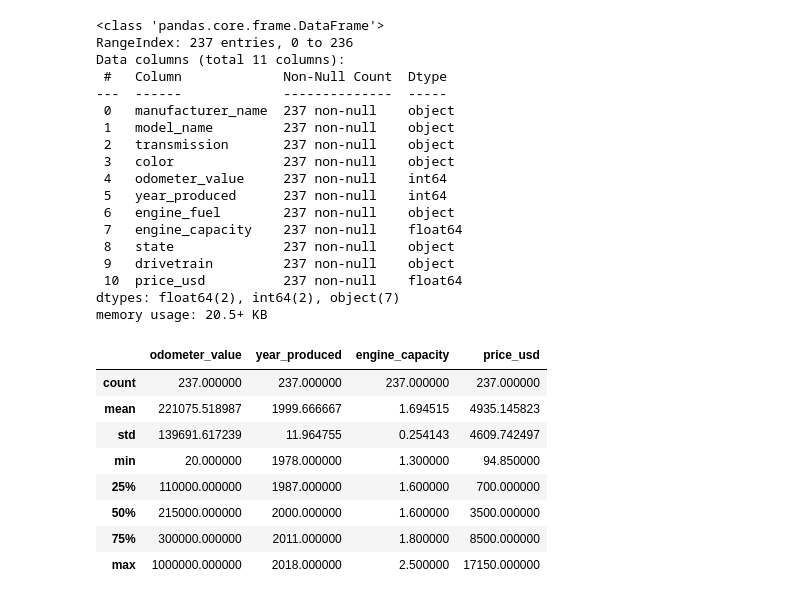
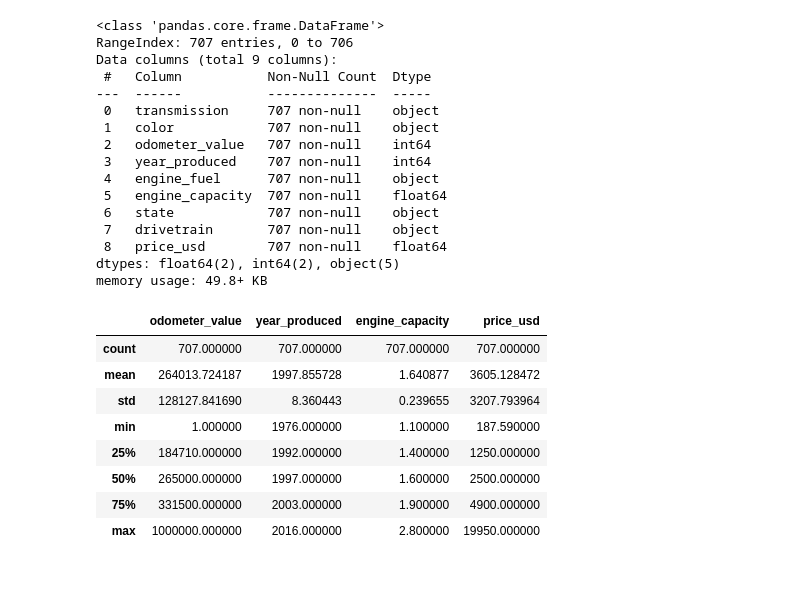
Before and after one commit to grtfreitas/PredictiveModelingRegression, a Jupyter notebook: PredictiveModelingRegression.ipynb, the cells around one changed output. Drawn from its saved outputs; the diff is of its cells as text; code cells hidden in the pictures.

```diff
--- a/PredictiveModelingRegression.ipynb
+++ b/PredictiveModelingRegression.ipynb
@@ -16,2 +15,2 @@ def SelectModel(pathfile,modelname):
 # %%
-SelectModel('/home/gfreitas/Downloads/ModeloPreditivoCarrosUsados/cars.csv','Golf')
+cardf = SelectModel('C:/Users/Gfreitas/Downloads/ModeloPreditivoCarrosUsados/cars.csv','Golf')
@@ -32,33 +17,31 @@ SelectModel('/home/gfreitas/Downloads/ModeloPreditivoCarrosUsados/cars.csv','Gol
 # %%
-vwjetta_df.info()
+cardf.info()
 # %% [output]
 <class 'pandas.core.frame.DataFrame'>
-RangeIndex: 237 entries, 0 to 236
-Data columns (total 11 columns):
- #   Column             Non-Null Count  Dtype
----  ------             --------------  -----
- 0   manufacturer_name  237 non-null    object
- 1   model_name         237 non-null    object
- 2   transmission       237 non-null    object
- 3   color              237 non-null    object
- 4   odometer_value     237 non-null    int64
- 5   year_produced      237 non-null    int64
- 6   engine_fuel        237 non-null    object
- 7   engine_capacity    237 non-null    float64
- 8   state              237 non-null    object
- 9   drivetrain         237 non-null    object
- 10  price_usd          237 non-null    float64
-dtypes: float64(2), int64(2), object(7)
-memory usage: 20.5+ KB
+RangeIndex: 707 entries, 0 to 706
+Data columns (total 9 columns):
+ #   Column           Non-Null Count  Dtype
+---  ------           --------------  -----
+ 0   transmission     707 non-null    object
+ 1   color            707 non-null    object
+ 2   odometer_value   707 non-null    int64
+ 3   year_produced    707 non-null    int64
+ 4   engine_fuel      707 non-null    object
+ 5   engine_capacity  707 non-null    float64
+ 6   state            707 non-null    object
+ 7   drivetrain       707 non-null    object
+ 8   price_usd        707 non-null    float64
+dtypes: float64(2), int64(2), object(5)
+memory usage: 49.8+ KB
 # %%
-vwjetta_df.describe()
+cardf.describe()
 # %% [output]
 |  | odometer_value | year_produced | engine_capacity | price_usd |
-| count | 237.000000 | 237.000000 | 237.000000 | 237.000000 |
-| mean | 221075.518987 | 1999.666667 | 1.694515 | 4935.145823 |
-| std | 139691.617239 | 11.964755 | 0.254143 | 4609.742497 |
-| min | 20.000000 | 1978.000000 | 1.300000 | 94.850000 |
-| 25% | 110000.000000 | 1987.000000 | 1.600000 | 700.000000 |
-| 50% | 215000.000000 | 2000.000000 | 1.600000 | 3500.000000 |
-| 75% | 300000.000000 | 2011.000000 | 1.800000 | 8500.000000 |
-| max | 1000000.000000 | 2018.000000 | 2.500000 | 17150.000000 |
+| count | 707.000000 | 707.000000 | 707.000000 | 707.000000 |
+| mean | 264013.724187 | 1997.855728 | 1.640877 | 3605.128472 |
+| std | 128127.841690 | 8.360443 | 0.239655 | 3207.793964 |
+| min | 1.000000 | 1976.000000 | 1.100000 | 187.590000 |
+| 25% | 184710.000000 | 1992.000000 | 1.400000 | 1250.000000 |
+| 50% | 265000.000000 | 1997.000000 | 1.600000 | 2500.000000 |
+| 75% | 331500.000000 | 2003.000000 | 1.900000 | 4900.000000 |
+| max | 1000000.000000 | 2016.000000 | 2.800000 | 19950.000000 |
```
Also changed, not shown: parts of 30 cells of this notebook.
